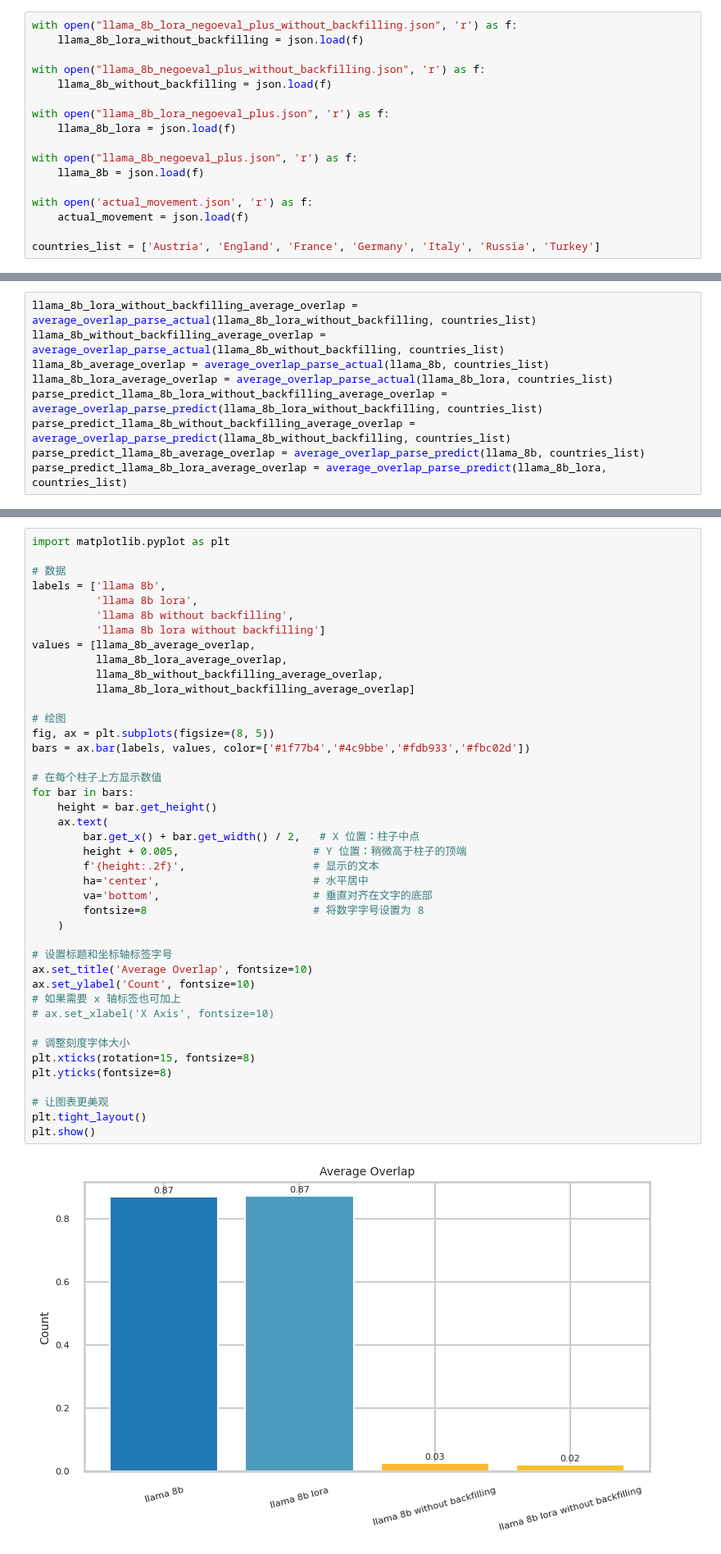
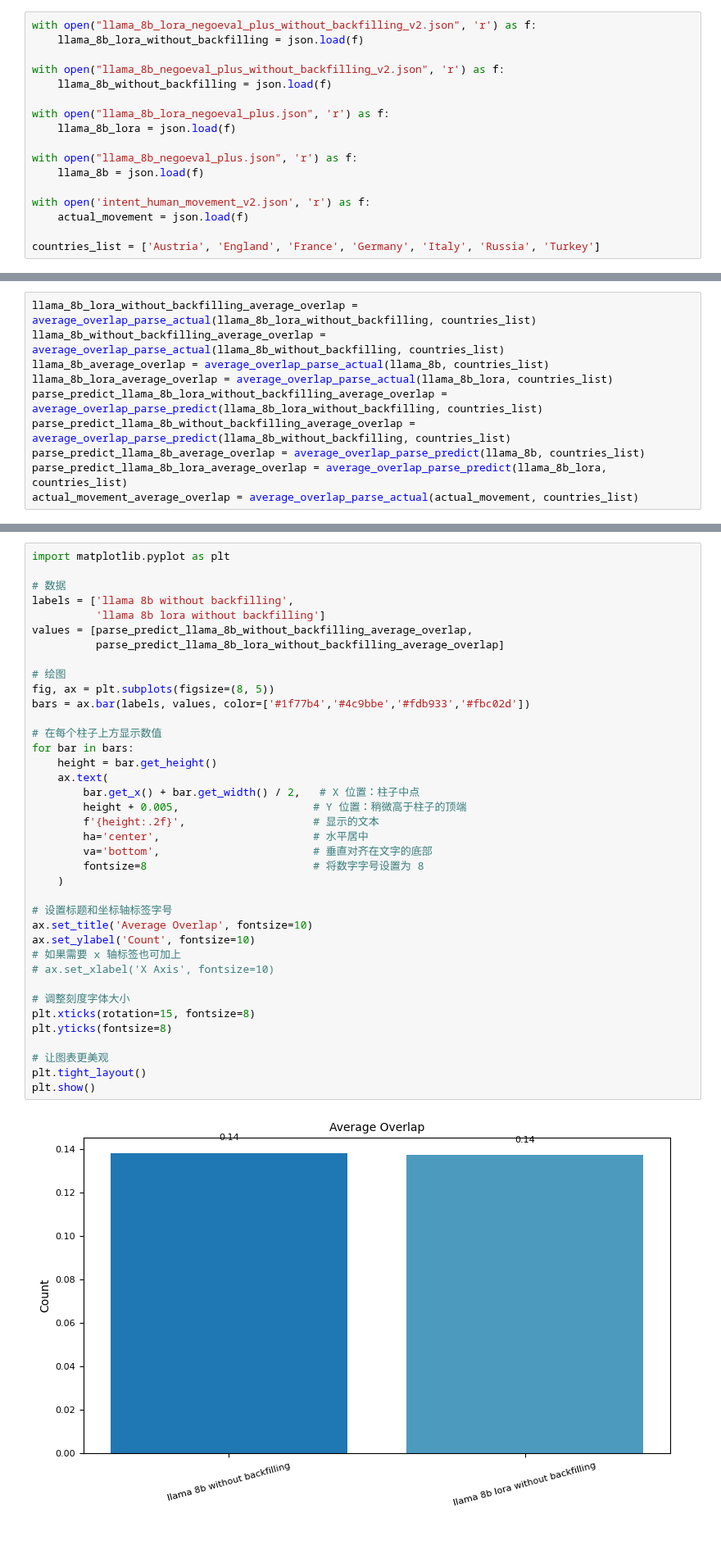
Before and after one commit to andyjliu/sotopia-diplomacy, a Jupyter notebook: src/data/intent_value/taskeval_negoeval/explore_intent.ipynb, the cells around one changed output, grey strips where cells are left out. Shown at 82% size. Cells and saved outputs as stored; diff of their text form.

Commit message:
add negoeval results on actual data

```diff
--- a/src/data/intent_value/taskeval_negoeval/explore_intent.ipynb
+++ b/src/data/intent_value/taskeval_negoeval/explore_intent.ipynb
@@ -4,10 +4,10 @@ import re
 import matplotlib.pyplot as plt
 import numpy as np
 # %%
-with open("llama_8b_lora_negoeval_plus_without_backfilling.json", 'r') as f:
+with open("llama_8b_lora_negoeval_plus_without_backfilling_v2.json", 'r') as f:
     llama_8b_lora_without_backfilling = json.load(f)
 
-with open("llama_8b_negoeval_plus_without_backfilling.json", 'r') as f:
+with open("llama_8b_negoeval_plus_without_backfilling_v2.json", 'r') as f:
     llama_8b_without_backfilling = json.load(f)
 
 with open("llama_8b_lora_negoeval_plus.json", 'r') as f:
@@ -16,7 +16,7 @@ with open("llama_8b_lora_negoeval_plus.json", 'r') as f:
 with open("llama_8b_negoeval_plus.json", 'r') as f:
     llama_8b = json.load(f)
 
-with open('actual_movement.json', 'r') as f:
+with open('intent_human_movement_v2.json', 'r') as f:
     actual_movement = json.load(f)
 
 countries_list = ['Austria', 'England', 'France', 'Germany', 'Italy', 'Russia', 'Turkey']
@@ -254,3 +302,4 @@ parse_predict_llama_8b_lora_without_backfilling_average_overlap = average_overla
 parse_predict_llama_8b_without_backfilling_average_overlap = average_overlap_parse_predict(llama_8b_without_backfilling, countries_list)
 parse_predict_llama_8b_average_overlap = average_overlap_parse_predict(llama_8b, countries_list)
 parse_predict_llama_8b_lora_average_overlap = average_overlap_parse_predict(llama_8b_lora, countries_list)
+actual_movement_average_overlap = average_overlap_parse_actual(actual_movement, countries_list)
@@ -258,43 +362,39 @@ parse_predict_llama_8b_lora_average_overlap = average_overlap_parse_predict(llam
 import matplotlib.pyplot as plt
 
 # 数据
-labels = ['llama 8b',
-          'llama 8b lora',
-          'llama 8b without backfilling',
+labels = ['llama 8b without backfilling',
           'llama 8b lora without backfilling']
-values = [llama_8b_average_overlap,
-          llama_8b_lora_average_overlap,
-          llama_8b_without_backfilling_average_overlap,
-          llama_8b_lora_without_backfilling_average_overlap]
+values = [parse_predict_llama_8b_without_backfilling_average_overlap,
+          parse_predict_llama_8b_lora_without_backfilling_average_overlap]
 
 # 绘图
 fig, ax = plt.subplots(figsize=(8, 5))
 bars = ax.bar(labels, values, color=['#1f77b4','#4c9bbe','#fdb933','#fbc02d'])
 
 # 在每个柱子上方显示数值
 for bar in bars:
     height = bar.get_height()
     ax.text(
         bar.get_x() + bar.get_width() / 2,   # X 位置：柱子中点
         height + 0.005,                     # Y 位置：稍微高于柱子的顶端
         f'{height:.2f}',                    # 显示的文本
         ha='center',                        # 水平居中
         va='bottom',                        # 垂直对齐在文字的底部
         fontsize=8                          # 将数字字号设置为 8
     )
 
 # 设置标题和坐标轴标签字号
 ax.set_title('Average Overlap', fontsize=10)
 ax.set_ylabel('Count', fontsize=10)
 # 如果需要 x 轴标签也可加上
 # ax.set_xlabel('X Axis', fontsize=10)
 
 # 调整刻度字体大小
 plt.xticks(rotation=15, fontsize=8)
 plt.yticks(fontsize=8)
 
 # 让图表更美观
 plt.tight_layout()
 plt.show()
 # %% [output]
-[figure, old version]
+[figure, new version]
```
Also changed, not shown: parts of 10 cells of this notebook, 22 other files.
